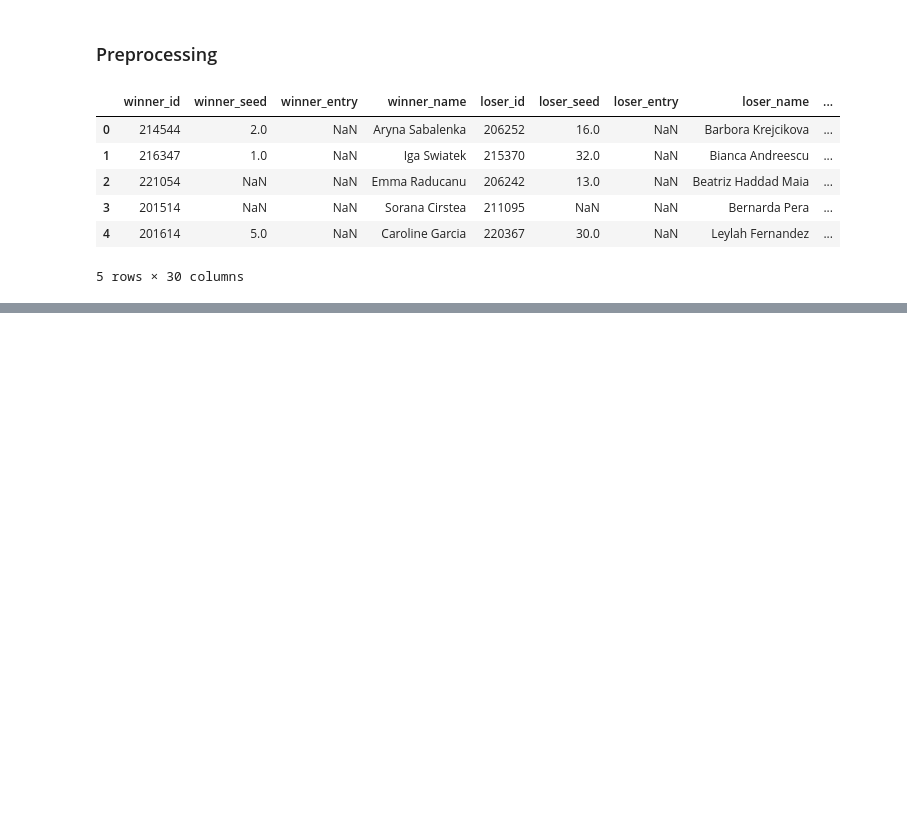
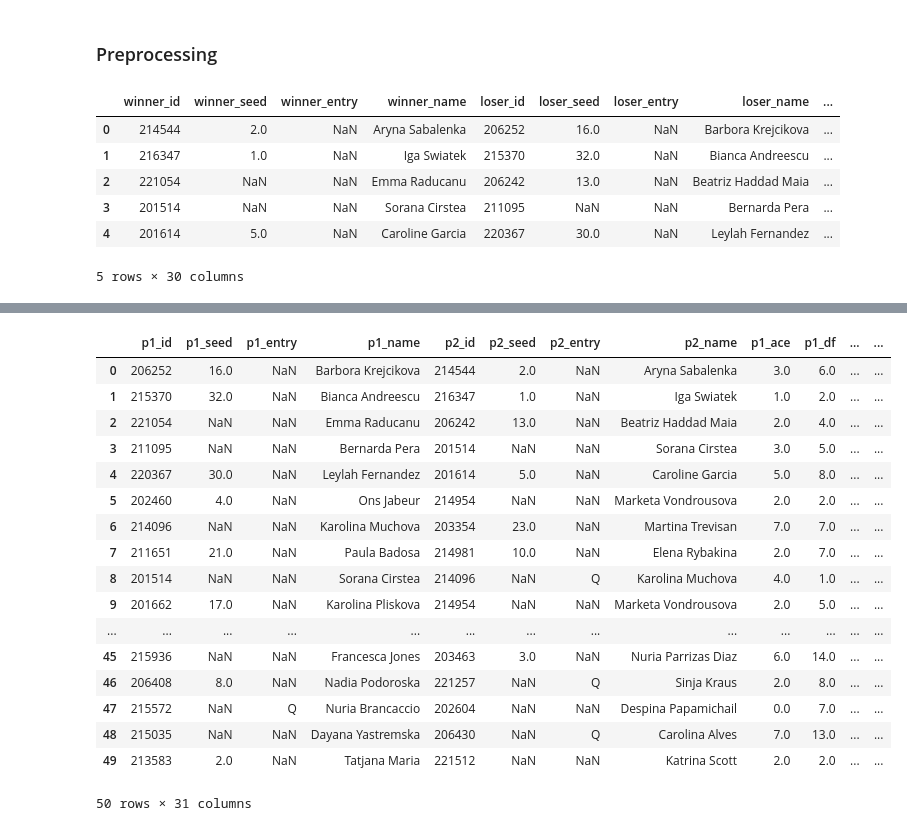
Before and after one commit to AnnambhotlaK/mlproject, a Jupyter notebook: notebook/wta_model_training.ipynb, the cells around one changed output, grey strips where cells are left out. Cells and saved outputs as stored; diff of their text form; code cells hidden in the pictures; blank space fills up the shorter version.

Commit message:
clean and randomize winner/loser, can drop a few more columns to get to model training

```diff
--- a/notebook/wta_model_training.ipynb
+++ b/notebook/wta_model_training.ipynb
@@ -63,0 +65,12 @@ Something very important to note is that, if we implicitly define matches as alr
+# %%
+# First: Rename 'winner_'/'w_' and 'loser_'/'l_' columns to represent player 1 and player 2 respectively
+for col in df.columns:
+    if 'winner' in col:
+        df.rename(columns={col: col.replace('winner', 'p1')}, inplace=True)
+    elif 'w' in col:
+        df.rename(columns={col: col.replace('w', 'p1')}, inplace=True)
+    elif 'loser' in col:
+        df.rename(columns={col: col.replace('loser', 'p2')}, inplace=True)
+    elif 'l' in col:
+        df.rename(columns={col: col.replace('l', 'p2')}, inplace=True)
+df['match_winner'] = 0 # create match winner column with all 0s (player 1 for all obs.)
@@ -63,0 +87,18 @@ Something very important to note is that, if we implicitly define matches as alr
+# %%
+# Second: Randomly shuffle p1 and p2 columns to ensure no pattern
+cols1 = [c for c in df.columns if 'p1' in c]
+cols2 = [c for c in df.columns if 'p2' in c]
+cols2_targ = [c.replace('p1', 'p2') for c in cols1]
+print(cols1)
+print(cols2)
+
+# copy df for scrambling
+copy = df.copy()
+
+#maskIdx = [i for i in df.index if i % 3]
+# generate len(df.index) / 2 random indices. for those observations, swap columns and set match_winner to 1
+maskIdx = [random.randint(0, len(df.index) - 1) for i in range((int)(len(df.index) / 2))]
+print(maskIdx)
+df.loc[maskIdx, cols1] = copy.loc[maskIdx, cols2_targ].values
+df.loc[maskIdx, cols2_targ] = copy.loc[maskIdx, cols1].values
+df.loc[maskIdx, 'match_winner'] = 1
@@ -63,0 +109,21 @@ Something very important to note is that, if we implicitly define matches as alr
+# %%
+df.head(50)
+# %% [output]
+|  | p1_id | p1_seed | p1_entry | p1_name | p2_id | p2_seed | p2_entry | p2_name | p1_ace | p1_df | ... | ... |
+| 0 | 206252 | 16.0 | NaN | Barbora Krejcikova | 214544 | 2.0 | NaN | Aryna Sabalenka | 3.0 | 6.0 | ... | ... |
+| 1 | 215370 | 32.0 | NaN | Bianca Andreescu | 216347 | 1.0 | NaN | Iga Swiatek | 1.0 | 2.0 | ... | ... |
+| 2 | 221054 | NaN | NaN | Emma Raducanu | 206242 | 13.0 | NaN | Beatriz Haddad Maia | 2.0 | 4.0 | ... | ... |
+| 3 | 211095 | NaN | NaN | Bernarda Pera | 201514 | NaN | NaN | Sorana Cirstea | 3.0 | 5.0 | ... | ... |
+| 4 | 220367 | 30.0 | NaN | Leylah Fernandez | 201614 | 5.0 | NaN | Caroline Garcia | 5.0 | 8.0 | ... | ... |
+| 5 | 202460 | 4.0 | NaN | Ons Jabeur | 214954 | NaN | NaN | Marketa Vondrousova | 2.0 | 2.0 | ... | ... |
+| 6 | 214096 | NaN | NaN | Karolina Muchova | 203354 | 23.0 | NaN | Martina Trevisan | 7.0 | 7.0 | ... | ... |
+| 7 | 211651 | 21.0 | NaN | Paula Badosa | 214981 | 10.0 | NaN | Elena Rybakina | 2.0 | 7.0 | ... | ... |
+| 8 | 201514 | NaN | NaN | Sorana Cirstea | 214096 | NaN | Q | Karolina Muchova | 4.0 | 1.0 | ... | ... |
+| 9 | 201662 | 17.0 | NaN | Karolina Pliskova | 214954 | NaN | NaN | Marketa Vondrousova | 2.0 | 5.0 | ... | ... |
+| ... | ... | ... | ... | ... | ... | ... | ... | ... | ... | ... | ... | ... |
+| 45 | 215936 | NaN | NaN | Francesca Jones | 203463 | 3.0 | NaN | Nuria Parrizas Diaz | 6.0 | 14.0 | ... | ... |
+| 46 | 206408 | 8.0 | NaN | Nadia Podoroska | 221257 | NaN | Q | Sinja Kraus | 2.0 | 8.0 | ... | ... |
+| 47 | 215572 | NaN | Q | Nuria Brancaccio | 202604 | NaN | NaN | Despina Papamichail | 0.0 | 7.0 | ... | ... |
+| 48 | 215035 | NaN | NaN | Dayana Yastremska | 206430 | NaN | Q | Carolina Alves | 7.0 | 13.0 | ... | ... |
+| 49 | 213583 | 2.0 | NaN | Tatjana Maria | 221512 | NaN | NaN | Katrina Scott | 2.0 | 2.0 | ... | ... |
+50 rows × 31 columns
```
Also changed, not shown: parts of 4 cells of this notebook.
